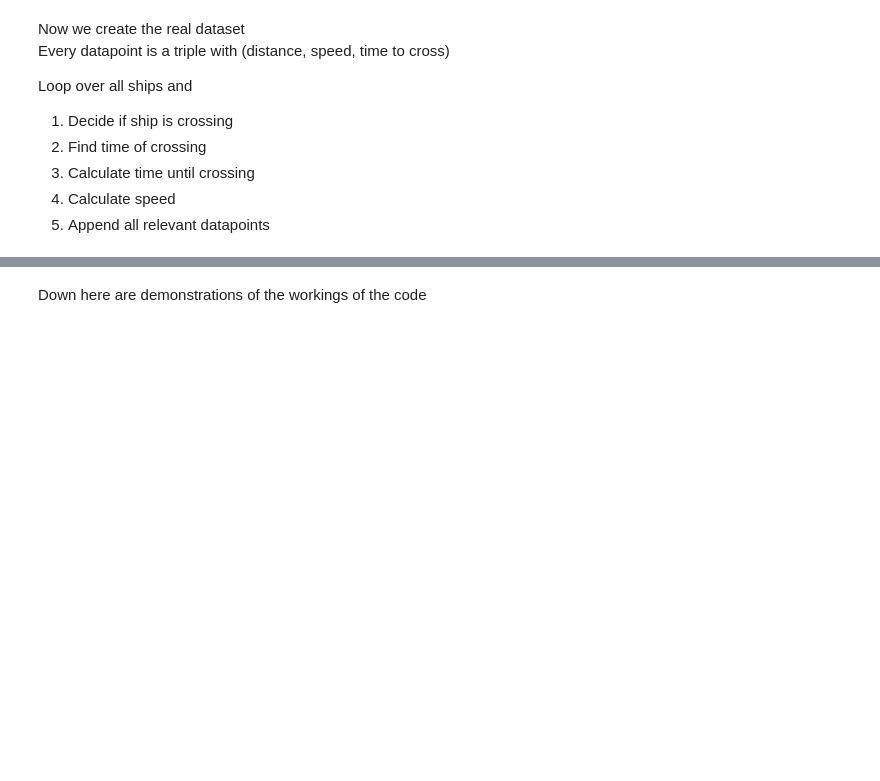
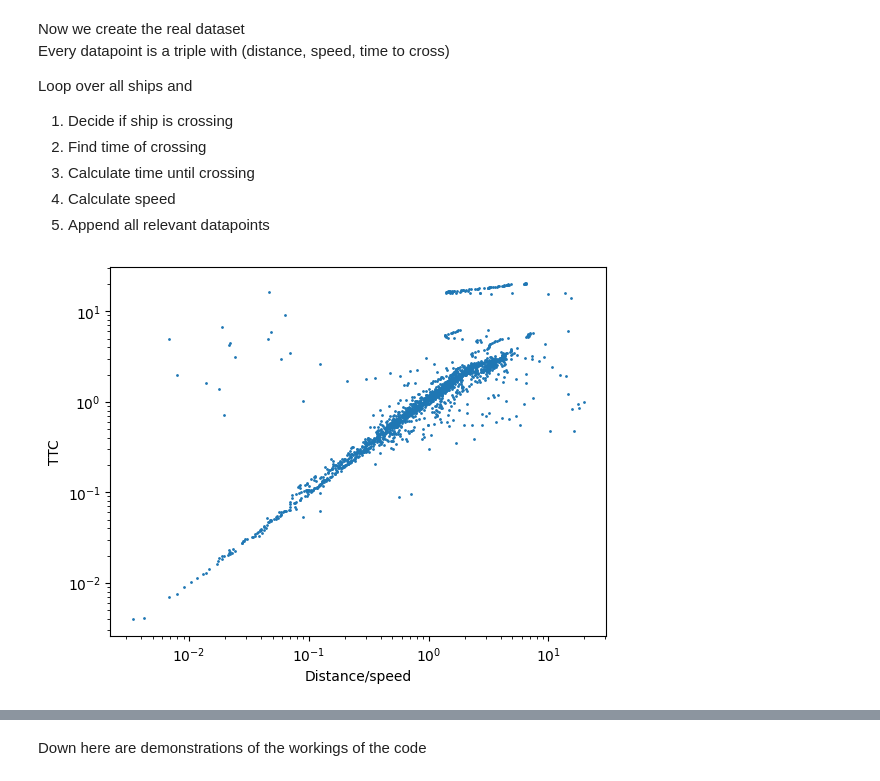
Before and after one commit to asgermik/AIS_project, a Jupyter notebook: First_model/Making_dataset.ipynb, the cells around one changed output, grey strips where cells are left out. Drawn from its saved outputs; the diff is of its cells as text; code cells hidden in the pictures; blank space fills up the shorter version.

```diff
--- a/First_model/Making_dataset.ipynb
+++ b/First_model/Making_dataset.ipynb
@@ -102,9 +112,42 @@ Loop over all ships and
 3) Calculate time until crossing
 4) Calculate speed
 5) Append all relevant datapoints
-# %%
-final = pd.DataFrame(columns=['Distance', 'SOA', 'TTC'])
-
-for MMSI in data_filter['MMSI'].unique():
-    ship = data_filter[data_filter['MMSI'] == MMSI]
-    dist = ship['Distance']
+# %%
+final = pd.DataFrame(columns=['MMSI', 'Time', 'Distance', 'SOA', 'TTC'])
+
+for MMSI in data_filter['MMSI'].unique():
+    ship = data_filter[data_filter['MMSI'] == MMSI]
+    dist = ship['Distance'].values
+    time = pd.to_datetime(ship['# Timestamp'], dayfirst=True)
+    time = (time - time.iloc[0]).dt.total_seconds().values / (60*60) #Time in hours
+    soa = (dist[1:] - dist[:-1]) / (time[1:] - time[:-1])
+    #Rewriting time and dist so it has same dimensions as soa (for ease of indexing later)
+    time, dist = time[1:], dist[1:]
+
+    cross_line = ((dist[:-1]*dist[1:]) < 0) #if the ship crosses the bridge the distances have different signs
+    crossings = np.where(cross_line)[0] #Indices of crossings. ship.iloc[crossing] is just BEFORE the crossing
+    prev_cross = 0
+    for crossing in crossings: #Iterating over the crossings. This code only runs if there is a crossing
+        if ship['Longitude'].values[crossing] > 12.665767: #If the ship is not in Copenhagen habour (specific rule for this data set)
+            #A weighted average to estimate the crossing time
+            cross_time = (np.abs(dist[crossing+1])*time[crossing] + np.abs(dist[crossing])*time[crossing + 1])/(np.abs(dist[crossing+1]) + np.abs(dist[crossing]))
+            soa_temp = soa[prev_cross:crossing+1]
+            time_temp = time[prev_cross:crossing+1]
+            dist_temp = dist[prev_cross:crossing+1]
+            #I am only interested in phases of sailing towards the bridge
+            indexing = soa_temp*dist_temp < 0
+            temp = pd.DataFrame({'MMSI': np.full(np.sum(indexing), MMSI), 'Time': time_temp[indexing], 'Distance': dist_temp[indexing], 'SOA': soa_temp[indexing], 'TTC': cross_time - time_temp[indexing]})
+            final = pd.concat([final, temp], ignore_index=True)
+            prev_cross = crossing
+# %%
+threshold = 20
+x = np.abs(final['Distance']/final['SOA'])
+y = final['TTC']
+indexing = x<threshold
+plt.scatter(x[indexing], y[indexing], s=1)
+plt.ylabel('TTC')
+plt.xlabel('Distance/speed')
+plt.xscale('log')
+plt.yscale('log')
+# %% [output]
+[figure, added]
```
Also changed, not shown: parts of 11 cells of this notebook, 2 other files.
